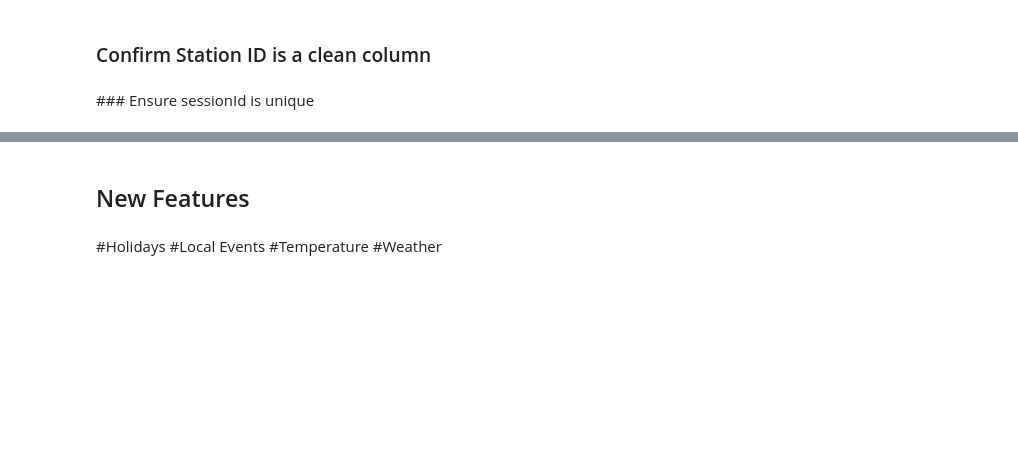
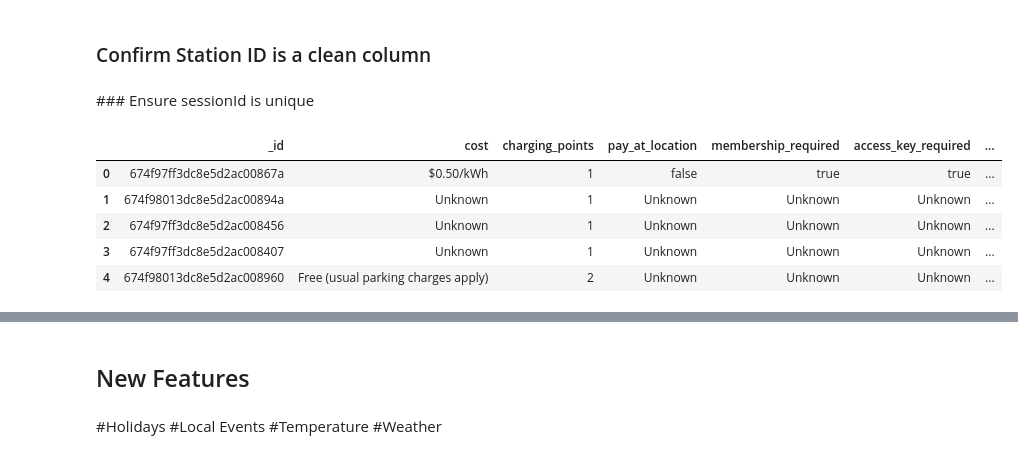
Before and after one commit to Chameleon-company/EVAT-Data-Science, a Jupyter notebook: Use_Cases/Congestion Prediction/Data preprocessing.ipynb, the cells around one changed output, grey strips where cells are left out. Saved outputs shown, nothing was run; the diff lists cells and outputs as text; code cells hidden in the pictures; blank space fills up the shorter version.

```diff
--- a/Use_Cases/Congestion Prediction/Data preprocessing.ipynb
+++ b/Use_Cases/Congestion Prediction/Data preprocessing.ipynb
@@ -452,3 +453,13 @@ df['stationId'] = df['stationId'].astype(str)
 assert df['sessionId'].is_unique, "Duplicate session IDs found!"
 # %%
 df.to_csv('pre-processed-dataset.csv', index=False)
+# %%
+df_stations = pd.read_csv('EVAT.chargers.csv', low_memory=False)
+df_stations.head()
+# %% [output]
+|  | _id | cost | charging_points | pay_at_location | membership_required | access_key_required | ... |
+| 0 | 674f97ff3dc8e5d2ac00867a | $0.50/kWh | 1 | false | true | true | ... |
+| 1 | 674f98013dc8e5d2ac00894a | Unknown | 1 | Unknown | Unknown | Unknown | ... |
+| 2 | 674f97ff3dc8e5d2ac008456 | Unknown | 1 | Unknown | Unknown | Unknown | ... |
+| 3 | 674f97ff3dc8e5d2ac008407 | Unknown | 1 | Unknown | Unknown | Unknown | ... |
+| 4 | 674f98013dc8e5d2ac008960 | Free (usual parking charges apply) | 2 | Unknown | Unknown | Unknown | ... |
```
Also changed, not shown: parts of 14 cells of this notebook.
